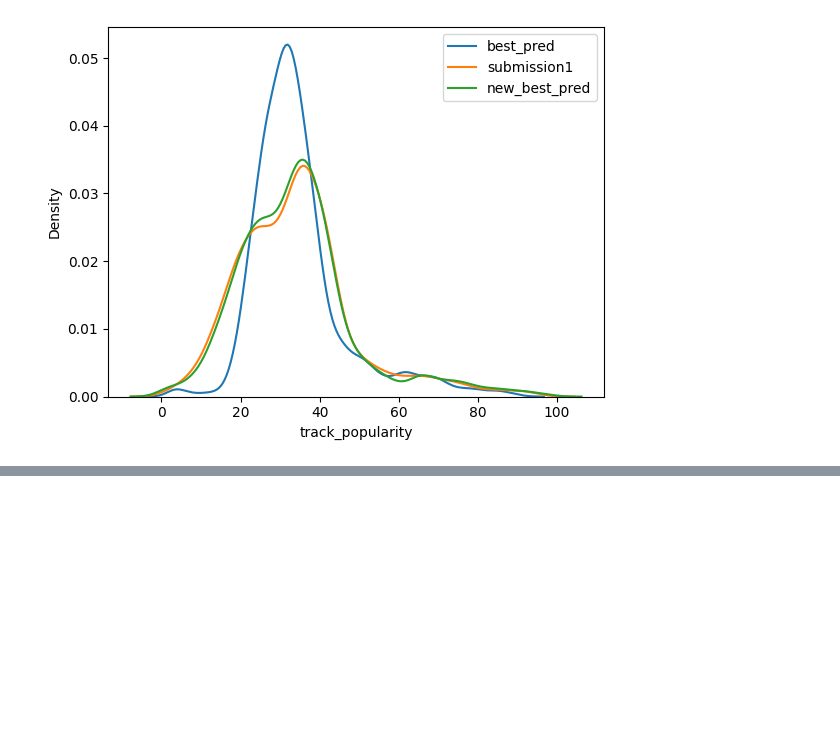
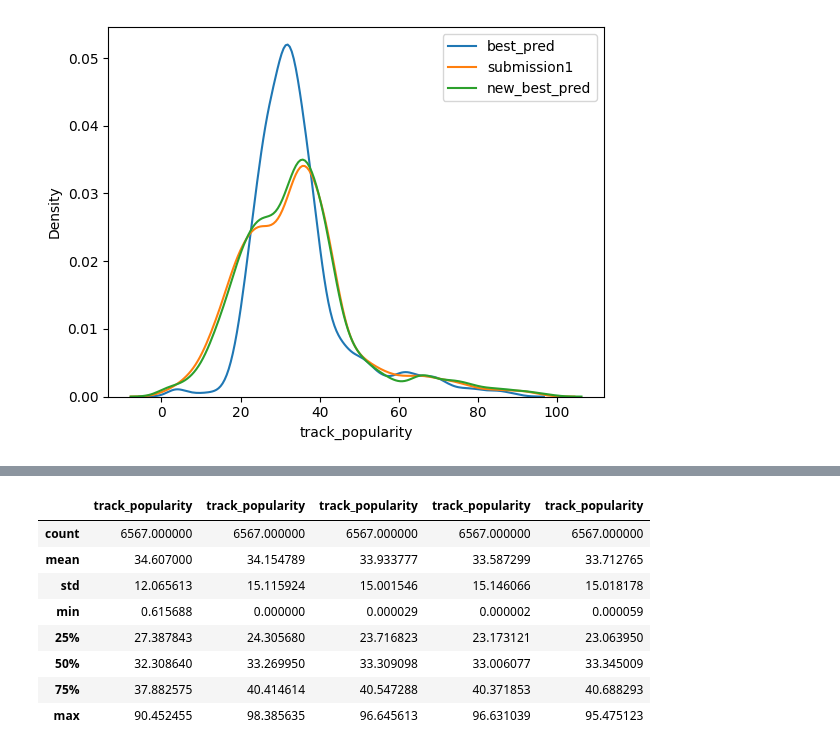
Before and after one commit to ichiP245/TP_Kaggle_Predictivo, a Jupyter notebook: Notebooks/MejoresModelos.ipynb, the cells around one changed output, grey strips where cells are left out. Saved outputs shown, nothing was run; the diff lists cells and outputs as text; code cells hidden in the pictures; blank space fills up the shorter version.

```diff
--- a/Notebooks/MejoresModelos.ipynb
+++ b/Notebooks/MejoresModelos.ipynb
@@ -1046,0 +1071,17 @@ Probar Adversarial Validation ponderada
+# %%
+pd.concat([
+    best_pred_2575['track_popularity'].describe(),
+    new_best_pred['track_popularity'].describe(),
+    submission1['track_popularity'].describe(),
+    submission2['track_popularity'].describe(),
+    submission3['track_popularity'].describe()], axis=1)
+# %% [output]
+|  | track_popularity | track_popularity | track_popularity | track_popularity | track_popularity |
+| count | 6567.000000 | 6567.000000 | 6567.000000 | 6567.000000 | 6567.000000 |
+| mean | 34.607000 | 34.154789 | 33.933777 | 33.587299 | 33.712765 |
+| std | 12.065613 | 15.115924 | 15.001546 | 15.146066 | 15.018178 |
+| min | 0.615688 | 0.000000 | 0.000029 | 0.000002 | 0.000059 |
+| 25% | 27.387843 | 24.305680 | 23.716823 | 23.173121 | 23.063950 |
+| 50% | 32.308640 | 33.269950 | 33.309098 | 33.006077 | 33.345009 |
+| 75% | 37.882575 | 40.414614 | 40.547288 | 40.371853 | 40.688293 |
+| max | 90.452455 | 98.385635 | 96.645613 | 96.631039 | 95.475123 |
```
Also changed, not shown: parts of 11 cells of this notebook.
